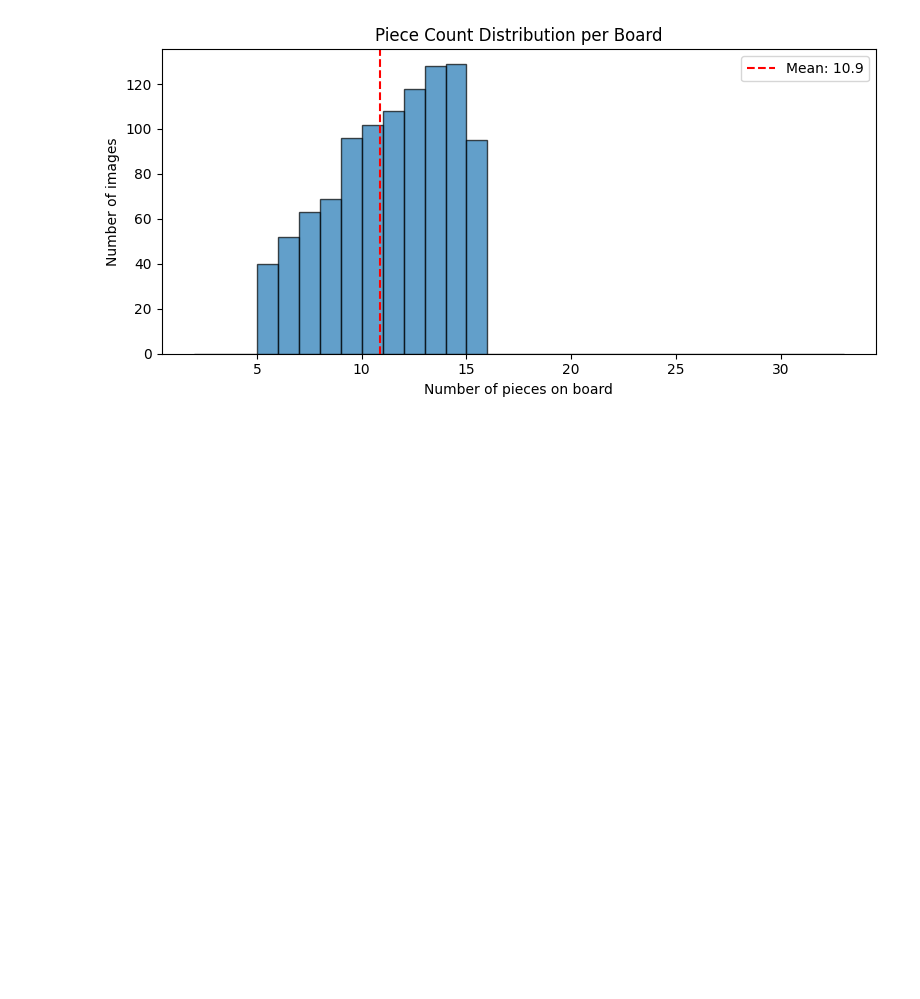
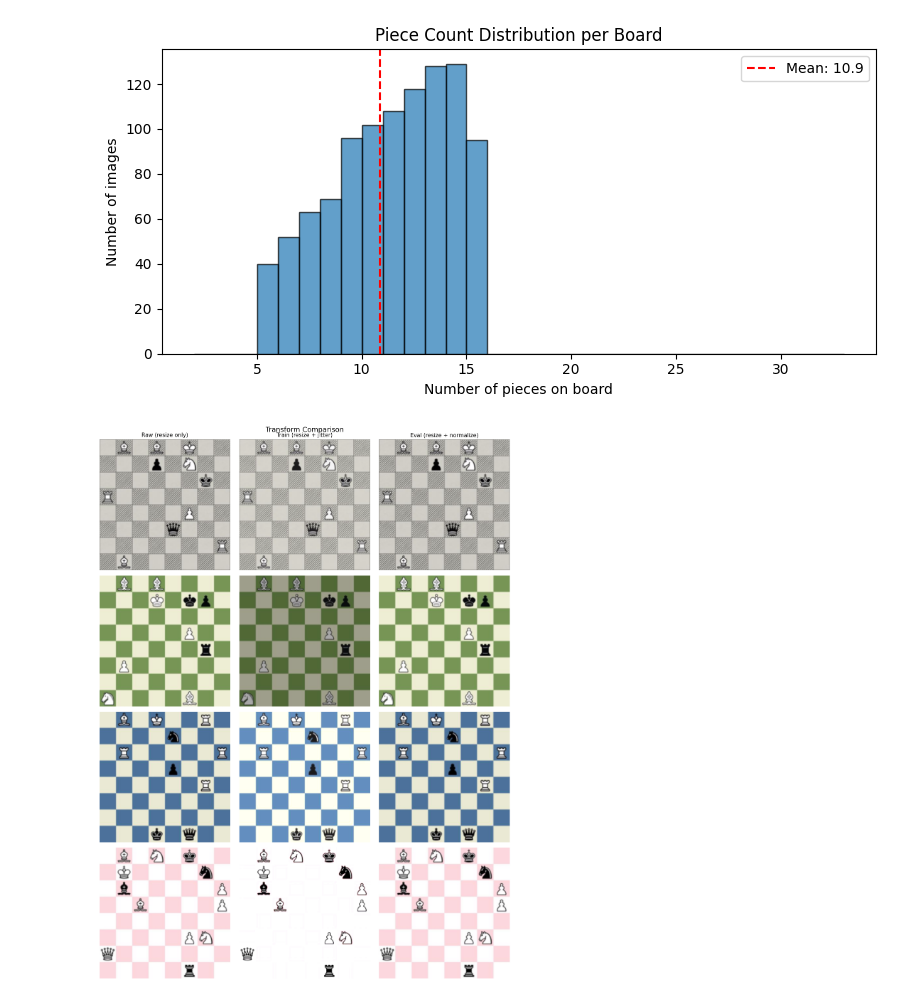
Before and after one commit to cloudui/chess-vision, a Jupyter notebook: visualize.ipynb, the cells around one changed output. Cells and saved outputs as stored; diff of their text form; code cells hidden in the pictures; blank space fills up the shorter version.

Commit message:
Add visualization for basic transforms

```diff
--- a/visualize.ipynb
+++ b/visualize.ipynb
@@ -110,3 +108,48 @@ plt.tight_layout()
 plt.show()
 # %% [output]
 [figure]
+# %%
+# Compare raw, train-augmented, and eval transforms side by side
+from dataset import get_transform
+from PIL import Image
+import numpy as np
+
+raw_t = transforms.Compose([transforms.Resize((224, 224)), transforms.ToTensor()])
+train_t = get_transform("vit_base_patch16_224.augreg_in21k", is_training=True)
+eval_t = get_transform("vit_base_patch16_224.augreg_in21k", is_training=False)
+
+def unnormalize(img_tensor, mean=(0.5, 0.5, 0.5), std=(0.5, 0.5, 0.5)):
+    """Undo normalization for display."""
+    img = img_tensor.clone()
+    for c in range(3):
+        img[c] = img[c] * std[c] + mean[c]
+    return img.clamp(0, 1)
+
+sample_indices = [0, 5, 20, 42]
+fig, axes = plt.subplots(len(sample_indices), 3, figsize=(12, 4 * len(sample_indices)))
+
+for row, idx in enumerate(sample_indices):
+    img_path = f"kaggle/train/{dataset.filenames[idx]}"
+    pil_img = Image.open(img_path).convert("RGB")
+
+    raw_img = raw_t(pil_img)
+    train_img = unnormalize(train_t(pil_img))
+    eval_img = unnormalize(eval_t(pil_img))
+
+    for col, (title, tensor) in enumerate([
+        ("Raw (resize only)", raw_img),
+        ("Train (resize + jitter)", train_img),
+        ("Eval (resize + normalize)", eval_img),
+    ]):
+        axes[row, col].imshow(tensor.permute(1, 2, 0).numpy())
+        if row == 0:
+            axes[row, col].set_title(title, fontsize=11)
+        axes[row, col].axis("off")
+
+    axes[row, 0].set_ylabel(f"Image {idx}", fontsize=10, rotation=0, labelpad=50)
+
+plt.suptitle("Transform Comparison", fontsize=14)
+plt.tight_layout()
+plt.show()
+# %% [output]
+[figure, added]
```
Also changed, not shown: parts of 1 cell of this notebook.
